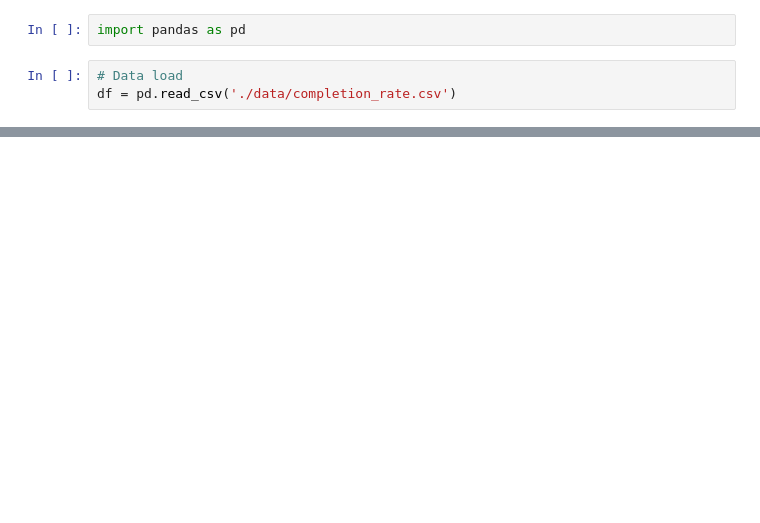
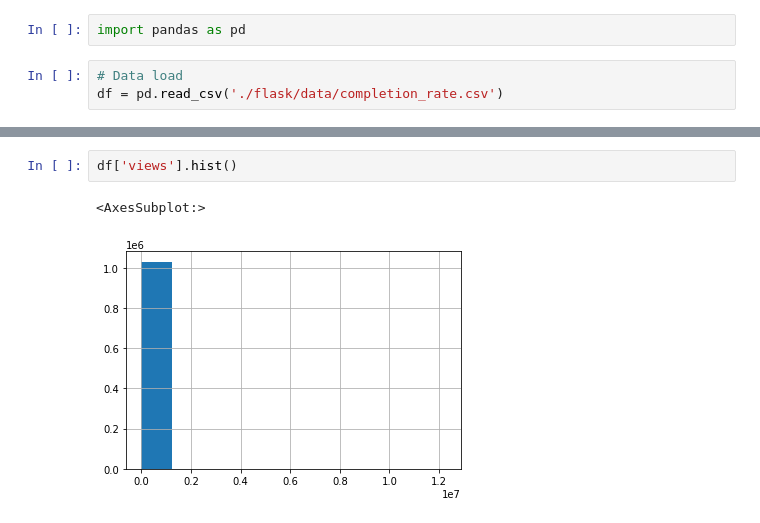
Before and after one commit to francopiccolo/completion-rate-prediction, a Jupyter notebook: notebooks/01_exploration.ipynb, the cells around one changed output, grey strips where cells are left out. Cells and saved outputs as stored; diff of their text form; blank space fills up the shorter version.

```diff
--- a/notebooks/01_exploration.ipynb
+++ b/notebooks/01_exploration.ipynb
@@ -12,4 +12,4 @@ os.getcwd()
 import pandas as pd
 # %%
 # Data load
-df = pd.read_csv('./data/completion_rate.csv')
+df = pd.read_csv('./flask/data/completion_rate.csv')
@@ -107,0 +107,5 @@ dir(BaseConfig)
+# %%
+df['views'].hist()
+# %% [output]
+<AxesSubplot:>
+[figure, added]
```
Also changed, not shown: parts of 24 cells of this notebook, 1 other file.
